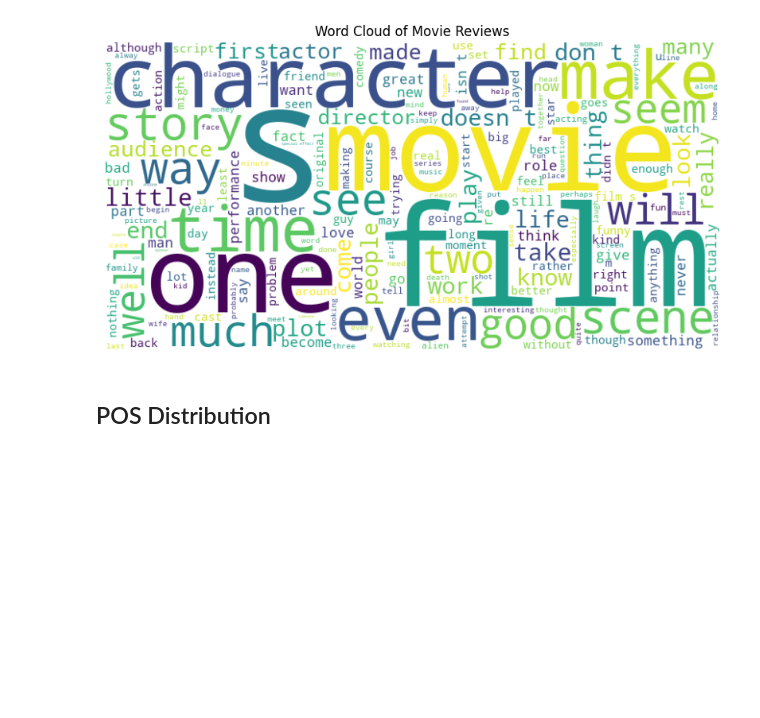
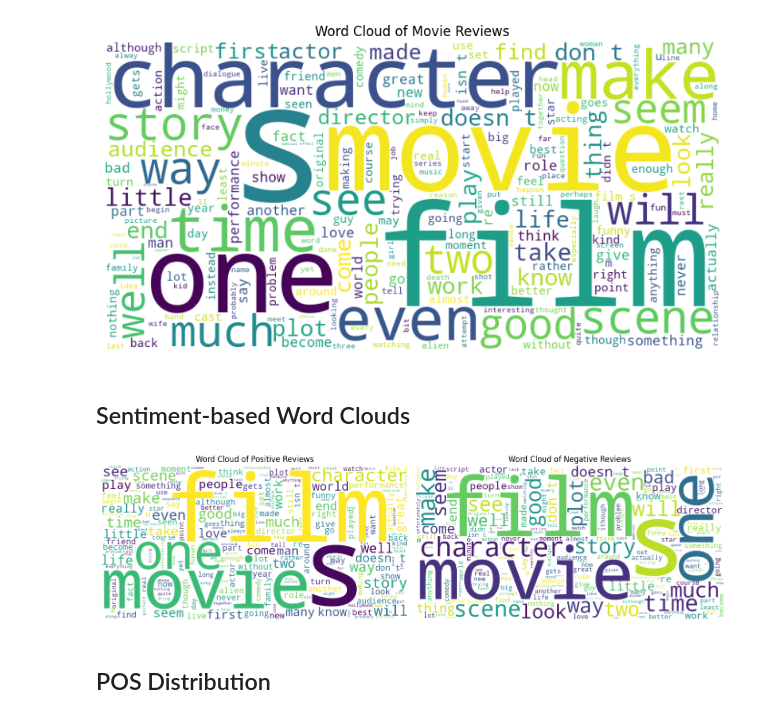
Before and after one commit to ashababnoor/ml-experiments, a Jupyter notebook: sentiment-analysis/sentiment_analysis.ipynb, the cells around one changed output. Drawn from its saved outputs; the diff is of its cells as text; code cells hidden in the pictures; blank space fills up the shorter version.

Commit message:
added sentiment based wordcloud visualization in sentiment analysis notebook

```diff
--- a/sentiment-analysis/sentiment_analysis.ipynb
+++ b/sentiment-analysis/sentiment_analysis.ipynb
@@ -93,6 +93,36 @@ plt.title('Word Cloud of Movie Reviews')
 plt.show()
 # %% [output]
 [figure]
+# %% [markdown]
+## Sentiment-based Word Clouds
+# %%
+from wordcloud import WordCloud
+
+# Get words from positive and negative movie reviews
+pos_words = ' '.join([word.lower() for word in movie_reviews.words(categories='pos') if word.isalpha()])
+neg_words = ' '.join([word.lower() for word in movie_reviews.words(categories='neg') if word.isalpha()])
+
+# Generate word clouds for positive and negative reviews
+wordcloud_pos = WordCloud(width=800, height=400, background_color='white').generate(pos_words)
+wordcloud_neg = WordCloud(width=800, height=400, background_color='white').generate(neg_words)
+
+# Display the word clouds
+plt.figure(figsize=(14, 6))
+
+plt.subplot(1, 2, 1)
+plt.imshow(wordcloud_pos, interpolation='bilinear')
+plt.axis('off')
+plt.title('Word Cloud of Positive Reviews')
+
+plt.subplot(1, 2, 2)
+plt.imshow(wordcloud_neg, interpolation='bilinear')
+plt.axis('off')
+plt.title('Word Cloud of Negative Reviews')
+
+plt.tight_layout()
+plt.show()
+# %% [output]
+[figure, added]
 # %% [markdown]
 ## POS Distribution
 # %% [markdown]
```
